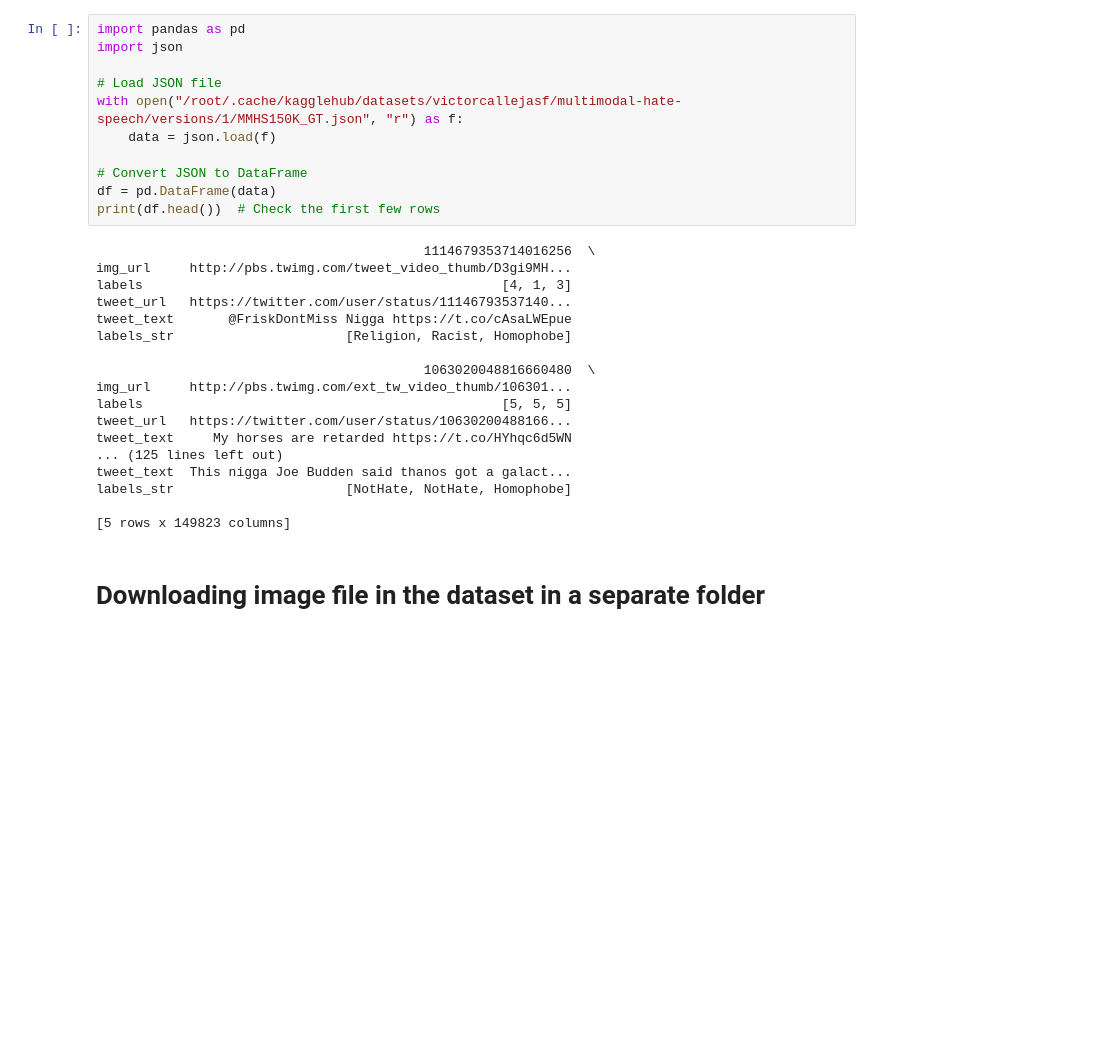
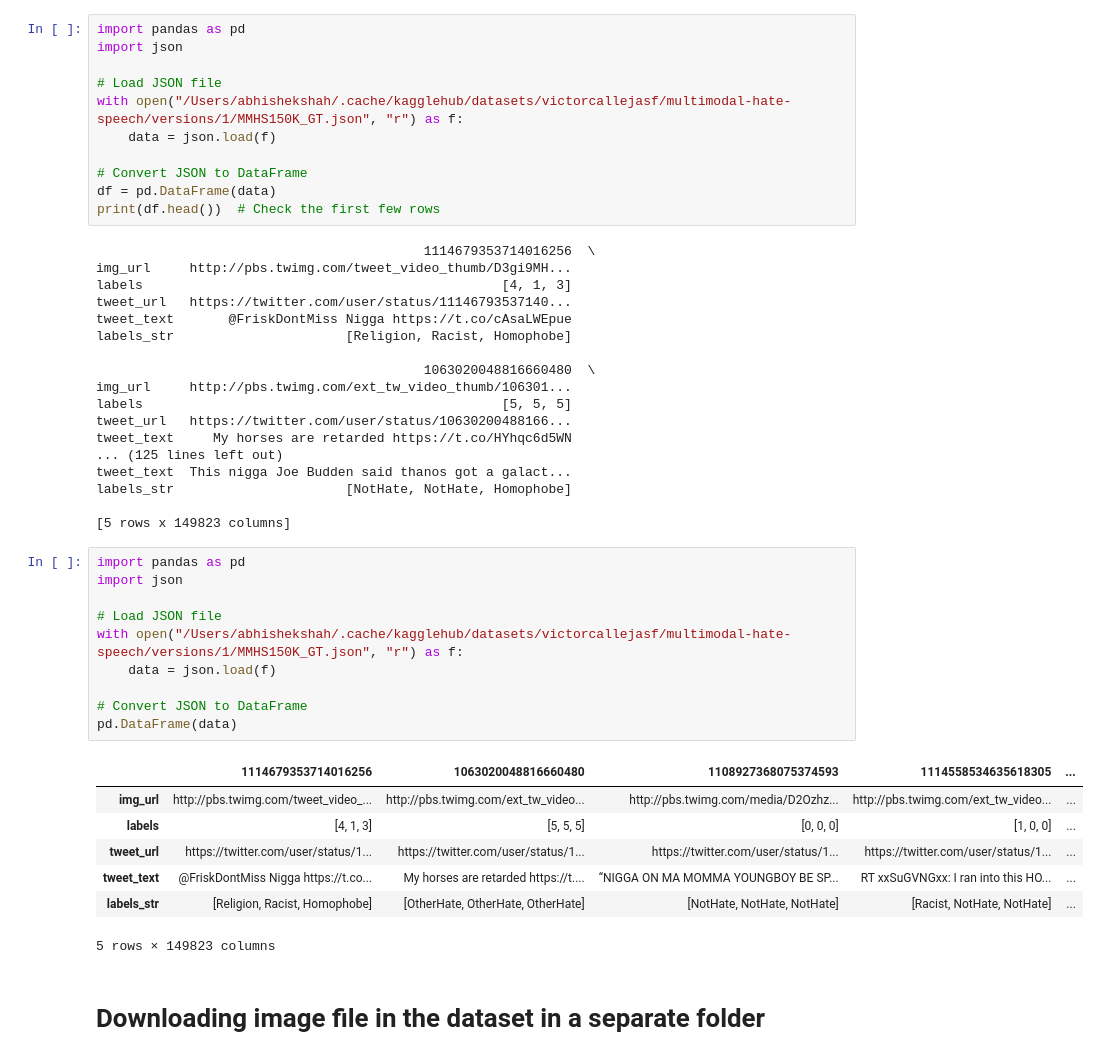
Before and after one commit to abhiverse01/hatespeech-multimodal-detection, a Jupyter notebook: notebooks/multimodal_hatespeech_dataprocessing.ipynb, the cells around one changed output. Drawn from its saved outputs; the diff is of its cells as text; blank space fills up the shorter version.

```diff
--- a/notebooks/multimodal_hatespeech_dataprocessing.ipynb
+++ b/notebooks/multimodal_hatespeech_dataprocessing.ipynb
@@ -27,7 +43,7 @@ import pandas as pd
 import json
 
 # Load JSON file
-with open("/root/.cache/kagglehub/datasets/victorcallejasf/multimodal-hate-speech/versions/1/MMHS150K_GT.json", "r") as f:
+with open("/Users/abhishekshah/.cache/kagglehub/datasets/victorcallejasf/multimodal-hate-speech/versions/1/MMHS150K_GT.json", "r") as f:
     data = json.load(f)
 
 # Convert JSON to DataFrame
@@ -51,6 +67,24 @@ tweet_text  This nigga Joe Budden said thanos got a galact...
 labels_str                      [NotHate, NotHate, Homophobe]
 
 [5 rows x 149823 columns]
+# %%
+import pandas as pd
+import json
+
+# Load JSON file
+with open("/Users/abhishekshah/.cache/kagglehub/datasets/victorcallejasf/multimodal-hate-speech/versions/1/MMHS150K_GT.json", "r") as f:
+    data = json.load(f)
+
+# Convert JSON to DataFrame
+pd.DataFrame(data)
+# %% [output]
+|  | 1114679353714016256 | 1063020048816660480 | 1108927368075374593 | 1114558534635618305 | ... |
+| img_url | http://pbs.twimg.com/tweet_video_... | http://pbs.twimg.com/ext_tw_video... | http://pbs.twimg.com/media/D2Ozhz... | http://pbs.twimg.com/ext_tw_video... | ... |
+| labels | [4, 1, 3] | [5, 5, 5] | [0, 0, 0] | [1, 0, 0] | ... |
+| tweet_url | https://twitter.com/user/status/1... | https://twitter.com/user/status/1... | https://twitter.com/user/status/1... | https://twitter.com/user/status/1... | ... |
+| tweet_text | @FriskDontMiss Nigga https://t.co... | My horses are retarded https://t.... | “NIGGA ON MA MOMMA YOUNGBOY BE SP... | RT xxSuGVNGxx: I ran into this HO... | ... |
+| labels_str | [Religion, Racist, Homophobe] | [OtherHate, OtherHate, OtherHate] | [NotHate, NotHate, NotHate] | [Racist, NotHate, NotHate] | ... |
+5 rows × 149823 columns
 # %% [markdown]
 # Downloading image file in the dataset in a separate folder
 # %%
```
Also changed, not shown: parts of 8 cells of this notebook, 3 other files.
